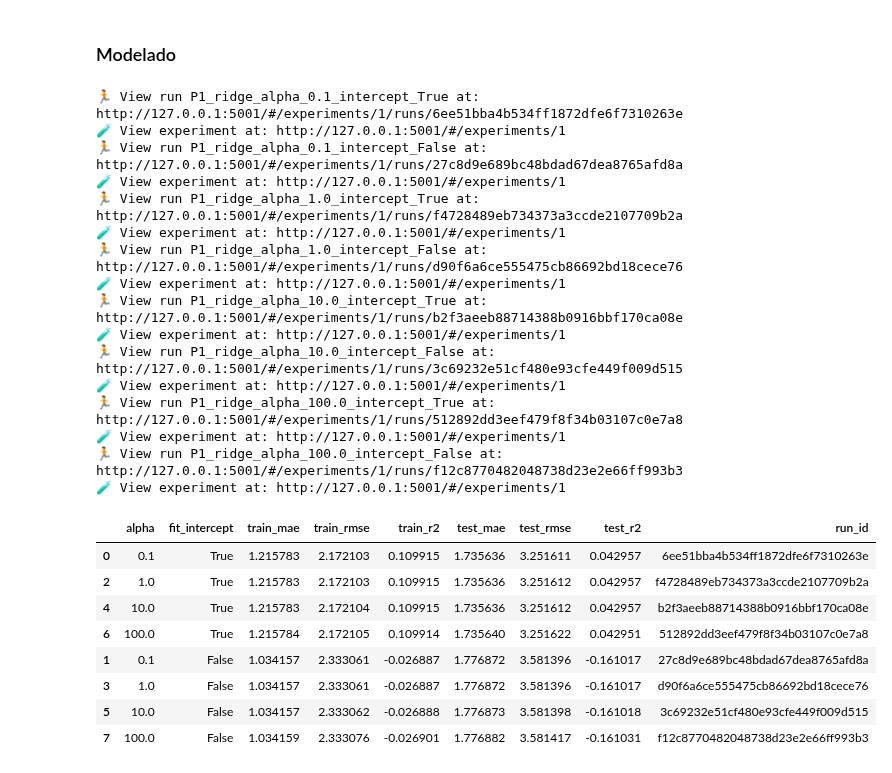
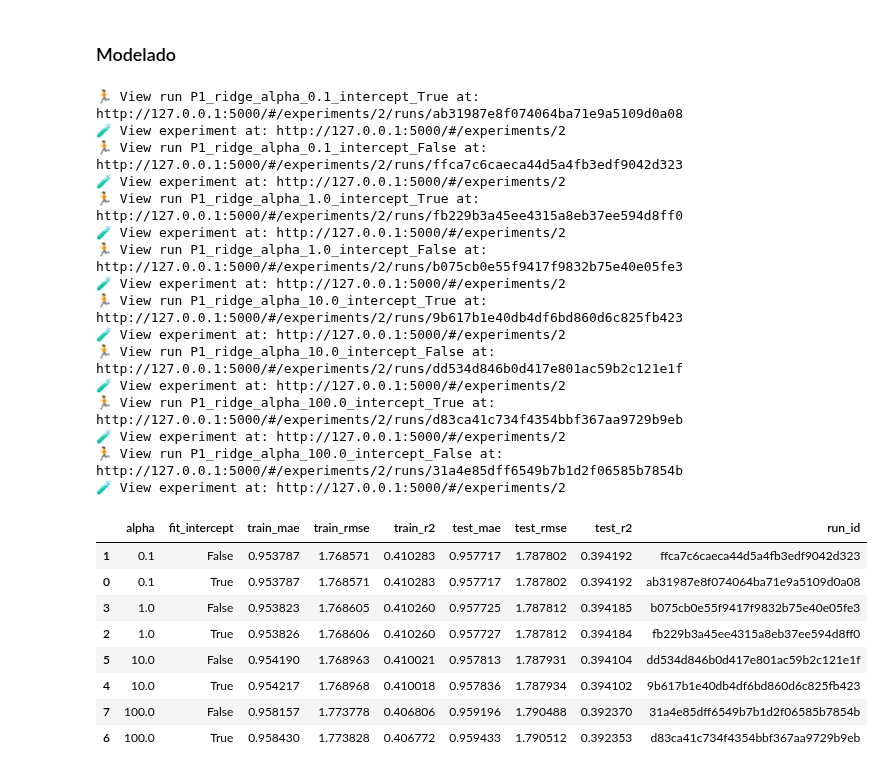
Before and after one commit to TC5061-Equipo41/TC5061-Proyecto-Equipo41, a Jupyter notebook: notebooks/02-sm-P1-eda.ipynb, the cells around one changed output. Cells and saved outputs as stored; diff of their text form; code cells hidden in the pictures.

```diff
--- a/notebooks/02-sm-P1-eda.ipynb
+++ b/notebooks/02-sm-P1-eda.ipynb
@@ -193,8 +211,7 @@ p1_df = (
 )
 
 p1_df["Hora"] = p1_df["Fecha"].dt.hour
-p1_df["Dia"] = p1_df["Fecha"].dt.day
-p1_df["Mes"] = p1_df["Fecha"].dt.month
+p1_df["Dia"] = p1_df["Fecha"].dt.day_name()
 
 p1_df
 # %% [output]
@@ -230,14 +231,13 @@ p1_df.drop(columns=["Fecha"])
 # %% [markdown]
 Dividimos los datos de entrenamiento y prueba en orden cronológico, para cumplir con el requerimiento de predecir el "futuro".
 # %%
-TRAIN_END = pd.Timestamp("2026-08-31")
-TEST_END = pd.Timestamp("2026-09-30")
-
-FEATURES = ["Origen_Id", "Hora", "Dia"] # Ignoramos Mes porque no estamos considerando un año entero
+TRAIN_END = pd.Timestamp("2026-08-01")
+TEST_END = pd.Timestamp("2026-09-01")
+FEATURES = ["Origen_Id", "Hora", "Dia"]
 TARGET = "Viajes"
 
-train = p1_df[p1_df["Fecha"] <= TRAIN_END]
-test = p1_df[p1_df["Fecha"] >= TEST_END]
+train = p1_df[p1_df["Fecha"] < TRAIN_END]
+test = p1_df[(p1_df["Fecha"] >= TRAIN_END) & (p1_df["Fecha"] < TEST_END)]
 
 X_train, y_train = train[FEATURES], train[TARGET]
 X_test, y_test = test[FEATURES], test[TARGET]
@@ -245,7 +245,7 @@ X_test, y_test = test[FEATURES], test[TARGET]
 ### Modelado
 # %%
 
-mlflow.set_tracking_uri("http://127.0.0.1:5001")
+mlflow.set_tracking_uri("http://127.0.0.1:5000")
 mlflow.set_experiment(f"mibici-P1-experimentación")
 
 grid = ParameterGrid({
@@ -257,17 +257,17 @@ import numpy as np
 from sklearn.linear_model import Ridge
 from sklearn.metrics import mean_absolute_error, mean_squared_error, r2_score
 from sklearn.pipeline import make_pipeline
-from sklearn.preprocessing import StandardScaler
+from sklearn.preprocessing import OneHotEncoder
 
 
 results = []
 best_model = None
 best_run_id = None
-best_mae = float("inf")
+best_rmse = float("inf")
 
 for params in grid:
     model = make_pipeline(
-        StandardScaler(),
+        OneHotEncoder(),
         Ridge(**params, solver="lsqr", tol=1e-4, max_iter=10_000),
     )
 
@@ -290,57 +290,57 @@ for params in grid:
         train_predictions = np.maximum(0, model.predict(X_train))
         test_predictions = np.maximum(0, model.predict(X_test))
         metrics = {
             "train_mae": mean_absolute_error(y_train, train_predictions),
             "train_rmse": np.sqrt(
                 mean_squared_error(y_train, train_predictions)
             ),
             "train_r2": r2_score(y_train, train_predictions),
             "test_mae": mean_absolute_error(y_test, test_predictions),
             "test_rmse": np.sqrt(
                 mean_squared_error(y_test, test_predictions)
             ),
             "test_r2": r2_score(y_test, test_predictions),
         }
         mlflow.log_metrics(metrics)
 
         results.append({
             **params,
             **metrics,
             "run_id": run.info.run_id,
         })
 
-        if metrics["test_mae"] < best_mae:
-            best_mae = metrics["test_mae"]
+        if metrics["test_rmse"] < best_rmse:
+            best_rmse = metrics["test_rmse"]
 
 
             best_model = model
             best_run_id = run.info.run_id
 
-results_df = pd.DataFrame(results).sort_values("test_mae")
+results_df = pd.DataFrame(results).sort_values("test_rmse")
 results_df
 # %% [output]
-🏃 View run P1_ridge_alpha_0.1_intercept_True at: http://127.0.0.1:5001/#/experiments/1/runs/6ee51bba4b534ff1872dfe6f7310263e
-🧪 View experiment at: http://127.0.0.1:5001/#/experiments/1
-🏃 View run P1_ridge_alpha_0.1_intercept_False at: http://127.0.0.1:5001/#/experiments/1/runs/27c8d9e689bc48bdad67dea8765afd8a
-🧪 View experiment at: http://127.0.0.1:5001/#/experiments/1
-🏃 View run P1_ridge_alpha_1.0_intercept_True at: http://127.0.0.1:5001/#/experiments/1/runs/f4728489eb734373a3ccde2107709b2a
-🧪 View experiment at: http://127.0.0.1:5001/#/experiments/1
-🏃 View run P1_ridge_alpha_1.0_intercept_False at: http://127.0.0.1:5001/#/experiments/1/runs/d90f6a6ce555475cb86692bd18cece76
-🧪 View experiment at: http://127.0.0.1:5001/#/experiments/1
-🏃 View run P1_ridge_alpha_10.0_intercept_True at: http://127.0.0.1:5001/#/experiments/1/runs/b2f3aeeb88714388b0916bbf170ca08e
-🧪 View experiment at: http://127.0.0.1:5001/#/experiments/1
-🏃 View run P1_ridge_alpha_10.0_intercept_False at: http://127.0.0.1:5001/#/experiments/1/runs/3c69232e51cf480e93cfe449f009d515
-🧪 View experiment at: http://127.0.0.1:5001/#/experiments/1
-🏃 View run P1_ridge_alpha_100.0_intercept_True at: http://127.0.0.1:5001/#/experiments/1/runs/512892dd3eef479f8f34b03107c0e7a8
-🧪 View experiment at: http://127.0.0.1:5001/#/experiments/1
-🏃 View run P1_ridge_alpha_100.0_intercept_False at: http://127.0.0.1:5001/#/experiments/1/runs/f12c8770482048738d23e2e66ff993b3
-🧪 View experiment at: http://127.0.0.1:5001/#/experiments/1
+🏃 View run P1_ridge_alpha_0.1_intercept_True at: http://127.0.0.1:5000/#/experiments/2/runs/ab31987e8f074064ba71e9a5109d0a08
+🧪 View experiment at: http://127.0.0.1:5000/#/experiments/2
+🏃 View run P1_ridge_alpha_0.1_intercept_False at: http://127.0.0.1:5000/#/experiments/2/runs/ffca7c6caeca44d5a4fb3edf9042d323
+🧪 View experiment at: http://127.0.0.1:5000/#/experiments/2
+🏃 View run P1_ridge_alpha_1.0_intercept_True at: http://127.0.0.1:5000/#/experiments/2/runs/fb229b3a45ee4315a8eb37ee594d8ff0
+🧪 View experiment at: http://127.0.0.1:5000/#/experiments/2
+🏃 View run P1_ridge_alpha_1.0_intercept_False at: http://127.0.0.1:5000/#/experiments/2/runs/b075cb0e55f9417f9832b75e40e05fe3
+🧪 View experiment at: http://127.0.0.1:5000/#/experiments/2
+🏃 View run P1_ridge_alpha_10.0_intercept_True at: http://127.0.0.1:5000/#/experiments/2/runs/9b617b1e40db4df6bd860d6c825fb423
+🧪 View experiment at: http://127.0.0.1:5000/#/experiments/2
+🏃 View run P1_ridge_alpha_10.0_intercept_False at: http://127.0.0.1:5000/#/experiments/2/runs/dd534d846b0d417e801ac59b2c121e1f
+🧪 View experiment at: http://127.0.0.1:5000/#/experiments/2
+🏃 View run P1_ridge_alpha_100.0_intercept_True at: http://127.0.0.1:5000/#/experiments/2/runs/d83ca41c734f4354bbf367aa9729b9eb
+🧪 View experiment at: http://127.0.0.1:5000/#/experiments/2
+🏃 View run P1_ridge_alpha_100.0_intercept_False at: http://127.0.0.1:5000/#/experiments/2/runs/31a4e85dff6549b7b1d2f06585b7854b
+🧪 View experiment at: http://127.0.0.1:5000/#/experiments/2
 |  | alpha | fit_intercept | train_mae | train_rmse | train_r2 | test_mae | test_rmse | test_r2 | run_id |
-| 0 | 0.1 | True | 1.215783 | 2.172103 | 0.109915 | 1.735636 | 3.251611 | 0.042957 | 6ee51bba4b534ff1872dfe6f7310263e |
-| 2 | 1.0 | True | 1.215783 | 2.172103 | 0.109915 | 1.735636 | 3.251612 | 0.042957 | f4728489eb734373a3ccde2107709b2a |
-| 4 | 10.0 | True | 1.215783 | 2.172104 | 0.109915 | 1.735636 | 3.251612 | 0.042957 | b2f3aeeb88714388b0916bbf170ca08e |
-| 6 | 100.0 | True | 1.215784 | 2.172105 | 0.109914 | 1.735640 | 3.251622 | 0.042951 | 512892dd3eef479f8f34b03107c0e7a8 |
-| 1 | 0.1 | False | 1.034157 | 2.333061 | -0.026887 | 1.776872 | 3.581396 | -0.161017 | 27c8d9e689bc48bdad67dea8765afd8a |
-| 3 | 1.0 | False | 1.034157 | 2.333061 | -0.026887 | 1.776872 | 3.581396 | -0.161017 | d90f6a6ce555475cb86692bd18cece76 |
-| 5 | 10.0 | False | 1.034157 | 2.333062 | -0.026888 | 1.776873 | 3.581398 | -0.161018 | 3c69232e51cf480e93cfe449f009d515 |
-| 7 | 100.0 | False | 1.034159 | 2.333076 | -0.026901 | 1.776882 | 3.581417 | -0.161031 | f12c8770482048738d23e2e66ff993b3 |
+| 1 | 0.1 | False | 0.953787 | 1.768571 | 0.410283 | 0.957717 | 1.787802 | 0.394192 | ffca7c6caeca44d5a4fb3edf9042d323 |
+| 0 | 0.1 | True | 0.953787 | 1.768571 | 0.410283 | 0.957717 | 1.787802 | 0.394192 | ab31987e8f074064ba71e9a5109d0a08 |
+| 3 | 1.0 | False | 0.953823 | 1.768605 | 0.410260 | 0.957725 | 1.787812 | 0.394185 | b075cb0e55f9417f9832b75e40e05fe3 |
+| 2 | 1.0 | True | 0.953826 | 1.768606 | 0.410260 | 0.957727 | 1.787812 | 0.394184 | fb229b3a45ee4315a8eb37ee594d8ff0 |
+| 5 | 10.0 | False | 0.954190 | 1.768963 | 0.410021 | 0.957813 | 1.787931 | 0.394104 | dd534d846b0d417e801ac59b2c121e1f |
+| 4 | 10.0 | True | 0.954217 | 1.768968 | 0.410018 | 0.957836 | 1.787934 | 0.394102 | 9b617b1e40db4df6bd860d6c825fb423 |
+| 7 | 100.0 | False | 0.958157 | 1.773778 | 0.406806 | 0.959196 | 1.790488 | 0.392370 | 31a4e85dff6549b7b1d2f06585b7854b |
+| 6 | 100.0 | True | 0.958430 | 1.773828 | 0.406772 | 0.959433 | 1.790512 | 0.392353 | d83ca41c734f4354bbf367aa9729b9eb |
```
Also changed, not shown: parts of 3 cells of this notebook, 3 other files.
